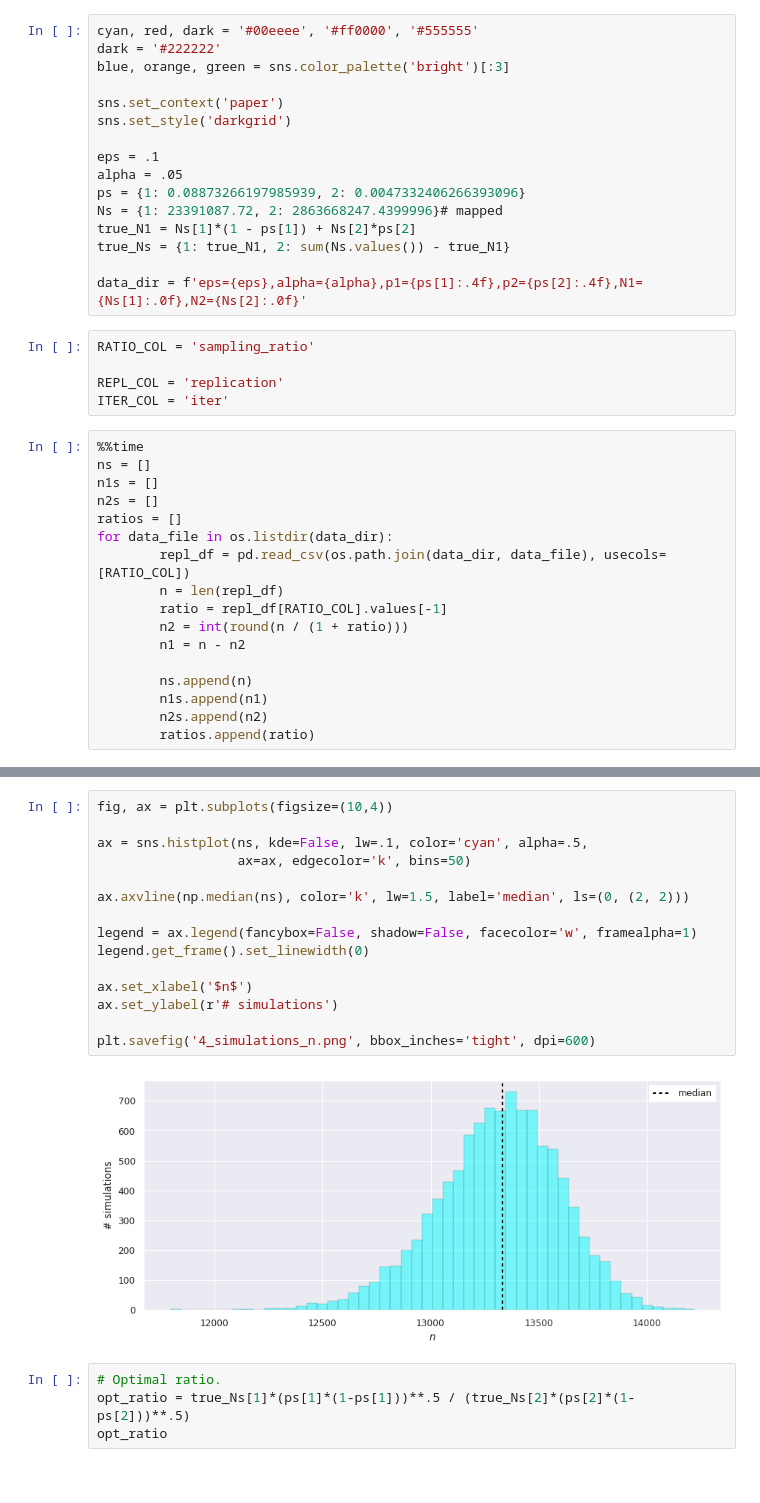
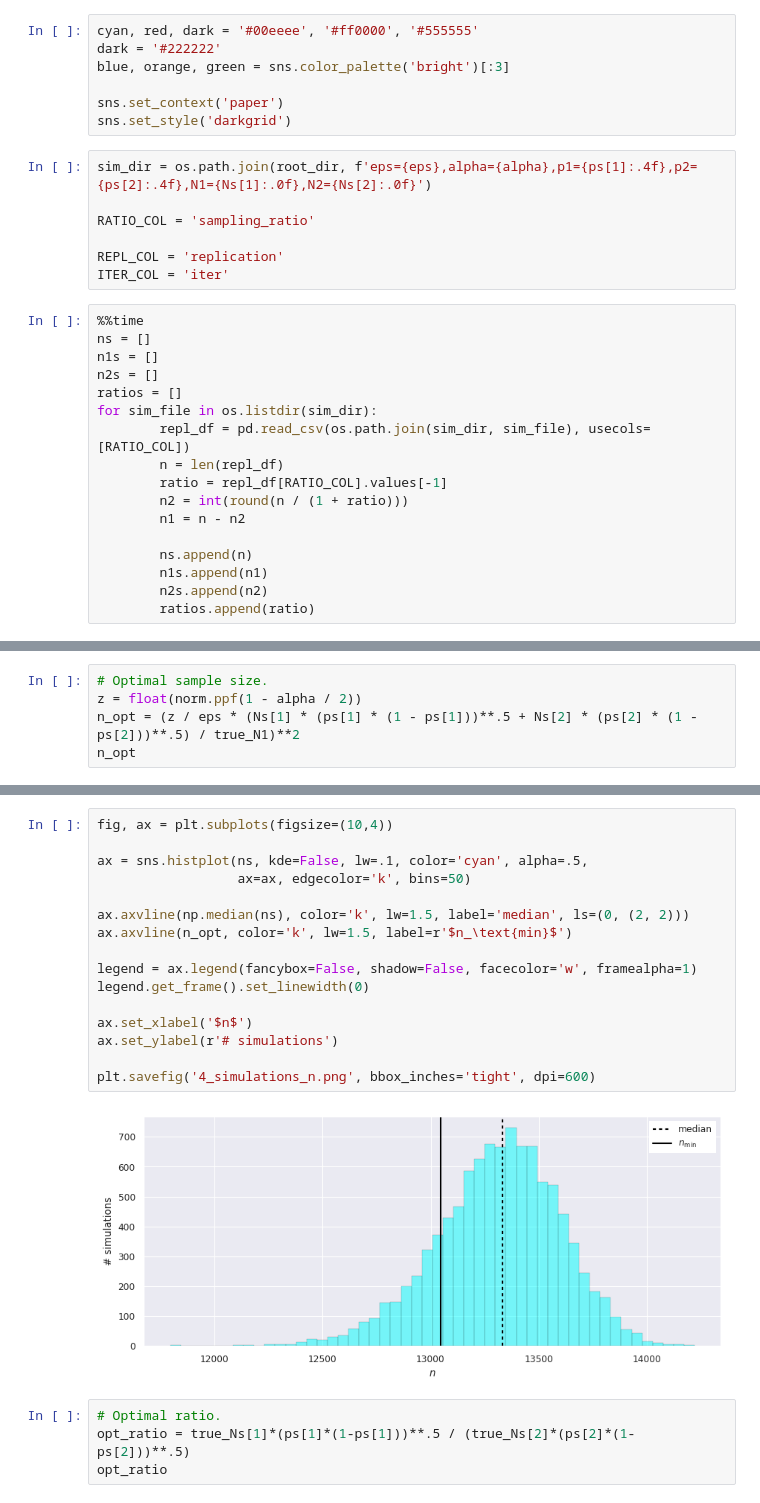
Before and after one commit to vlad-oles/area-adjusted-estimation, a Jupyter notebook: visualizations/plot_4_5_distributions.ipynb, the cells around one changed output, grey strips where cells are left out. Cells and saved outputs as stored; diff of their text form.

```diff
--- a/visualizations/plot_4_distributions.ipynb
+++ b/visualizations/plot_4_5_distributions.ipynb
@@ -11,16 +26,9 @@ blue, orange, green = sns.color_palette('bright')[:3]
 
 sns.set_context('paper')
 sns.set_style('darkgrid')
-
-eps = .1
-alpha = .05
-ps = {1: 0.08873266197985939, 2: 0.0047332406266393096}
-Ns = {1: 23391087.72, 2: 2863668247.4399996}# mapped
-true_N1 = Ns[1]*(1 - ps[1]) + Ns[2]*ps[2]
-true_Ns = {1: true_N1, 2: sum(Ns.values()) - true_N1}
-
-data_dir = f'eps={eps},alpha={alpha},p1={ps[1]:.4f},p2={ps[2]:.4f},N1={Ns[1]:.0f},N2={Ns[2]:.0f}'
 # %%
+sim_dir = os.path.join(root_dir, f'eps={eps},alpha={alpha},p1={ps[1]:.4f},p2={ps[2]:.4f},N1={Ns[1]:.0f},N2={Ns[2]:.0f}')
+
 RATIO_COL = 'sampling_ratio'
 
 REPL_COL = 'replication'
@@ -31,8 +39,8 @@ ns = []
 n1s = []
 n2s = []
 ratios = []
-for data_file in os.listdir(data_dir):
-        repl_df = pd.read_csv(os.path.join(data_dir, data_file), usecols=[RATIO_COL])
+for sim_file in os.listdir(sim_dir):
+        repl_df = pd.read_csv(os.path.join(sim_dir, sim_file), usecols=[RATIO_COL])
         n = len(repl_df)
         ratio = repl_df[RATIO_COL].values[-1]
         n2 = int(round(n / (1 + ratio)))
@@ -47,0 +56,5 @@ Wall time: 4min 46s
+# %%
+# Optimal sample size.
+z = float(norm.ppf(1 - alpha / 2))
+n_opt = (z / eps * (Ns[1] * (ps[1] * (1 - ps[1]))**.5 + Ns[2] * (ps[2] * (1 - ps[2]))**.5) / true_N1)**2
+n_opt
@@ -48,20 +63,21 @@ Wall time: 4min 46s
 # %%
 fig, ax = plt.subplots(figsize=(10,4))
 
 ax = sns.histplot(ns, kde=False, lw=.1, color='cyan', alpha=.5,
                   ax=ax, edgecolor='k', bins=50)
 
 ax.axvline(np.median(ns), color='k', lw=1.5, label='median', ls=(0, (2, 2)))
+ax.axvline(n_opt, color='k', lw=1.5, label=r'$n_\text{min}$')
 
 legend = ax.legend(fancybox=False, shadow=False, facecolor='w', framealpha=1)
 legend.get_frame().set_linewidth(0)
 
 ax.set_xlabel('$n$')
 ax.set_ylabel(r'# simulations')
 
 plt.savefig('4_simulations_n.png', bbox_inches='tight', dpi=600)
 # %% [output]
-[figure, old version]
+[figure, new version]
 # %%
 # Optimal ratio.
 opt_ratio = true_Ns[1]*(ps[1]*(1-ps[1]))**.5 / (true_Ns[2]*(ps[2]*(1-ps[2]))**.5)
```
Also changed, not shown: parts of 4 cells of this notebook, 5 other files.
